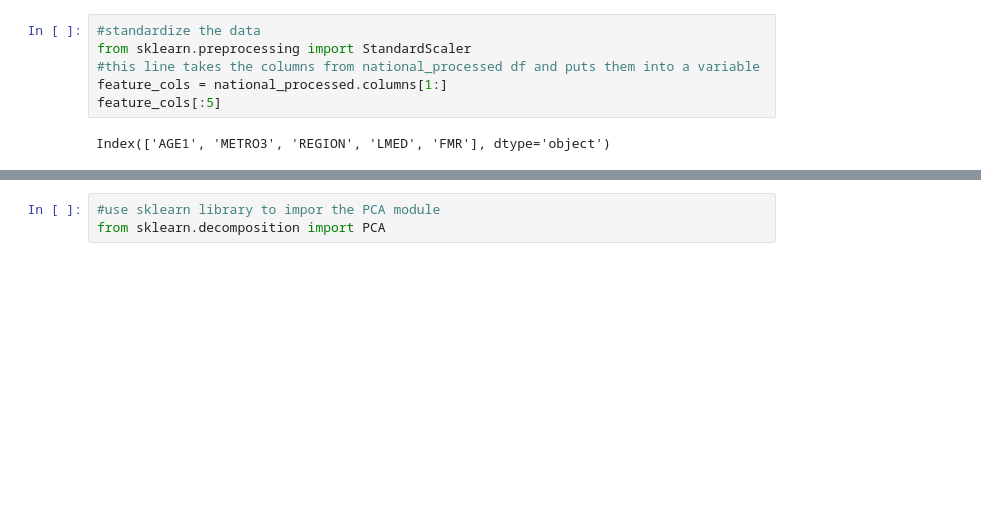
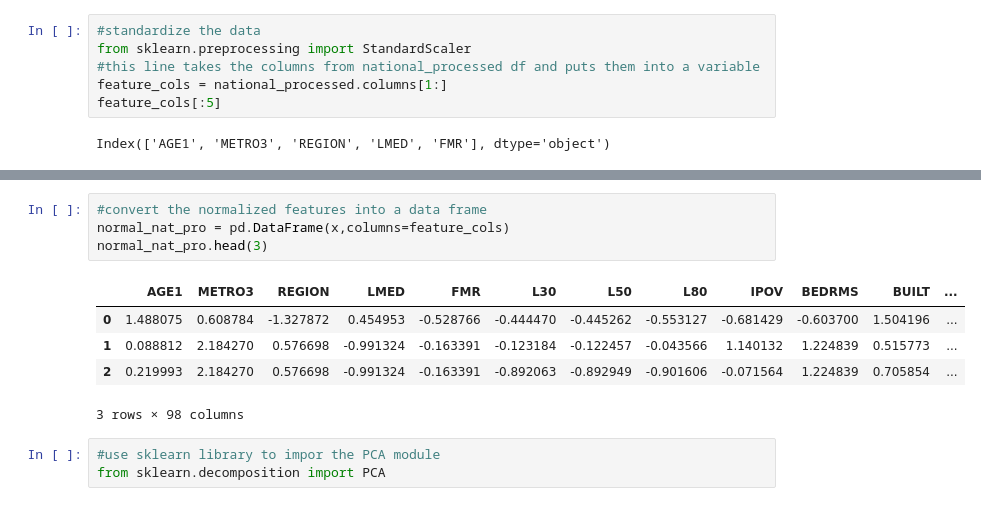
Before and after one commit to ndow33/DS-Unit-1-Sprint-3-Linear-Algebra, a Jupyter notebook: module3-dimensionality-reduction/LS_DS_133_High_Dimensional_Data_Assignment.ipynb, the cells around one changed output, grey strips where cells are left out. Cells and saved outputs as stored; diff of their text form; blank space fills up the shorter version.

```diff
--- a/module3-dimensionality-reduction/LS_DS_133_High_Dimensional_Data_Assignment.ipynb
+++ b/module3-dimensionality-reduction/LS_DS_133_High_Dimensional_Data_Assignment.ipynb
@@ -372,3 +383,13 @@ Index(['AGE1', 'METRO3', 'REGION', 'LMED', 'FMR'], dtype='object')
+# %%
+#convert the normalized features into a data frame
+normal_nat_pro = pd.DataFrame(x,columns=feature_cols)
+normal_nat_pro.head(3)
+# %% [output]
+|  | AGE1 | METRO3 | REGION | LMED | FMR | L30 | L50 | L80 | IPOV | BEDRMS | BUILT | ... |
+| 0 | 1.488075 | 0.608784 | -1.327872 | 0.454953 | -0.528766 | -0.444470 | -0.445262 | -0.553127 | -0.681429 | -0.603700 | 1.504196 | ... |
+| 1 | 0.088812 | 2.184270 | 0.576698 | -0.991324 | -0.163391 | -0.123184 | -0.122457 | -0.043566 | 1.140132 | 1.224839 | 0.515773 | ... |
+| 2 | 0.219993 | 2.184270 | 0.576698 | -0.991324 | -0.163391 | -0.892063 | -0.892949 | -0.901606 | -0.071564 | 1.224839 | 0.705854 | ... |
+3 rows × 98 columns
 # %%
 #use sklearn library to impor the PCA module
 from sklearn.decomposition import PCA
```
Also changed, not shown: parts of 10 cells of this notebook.
